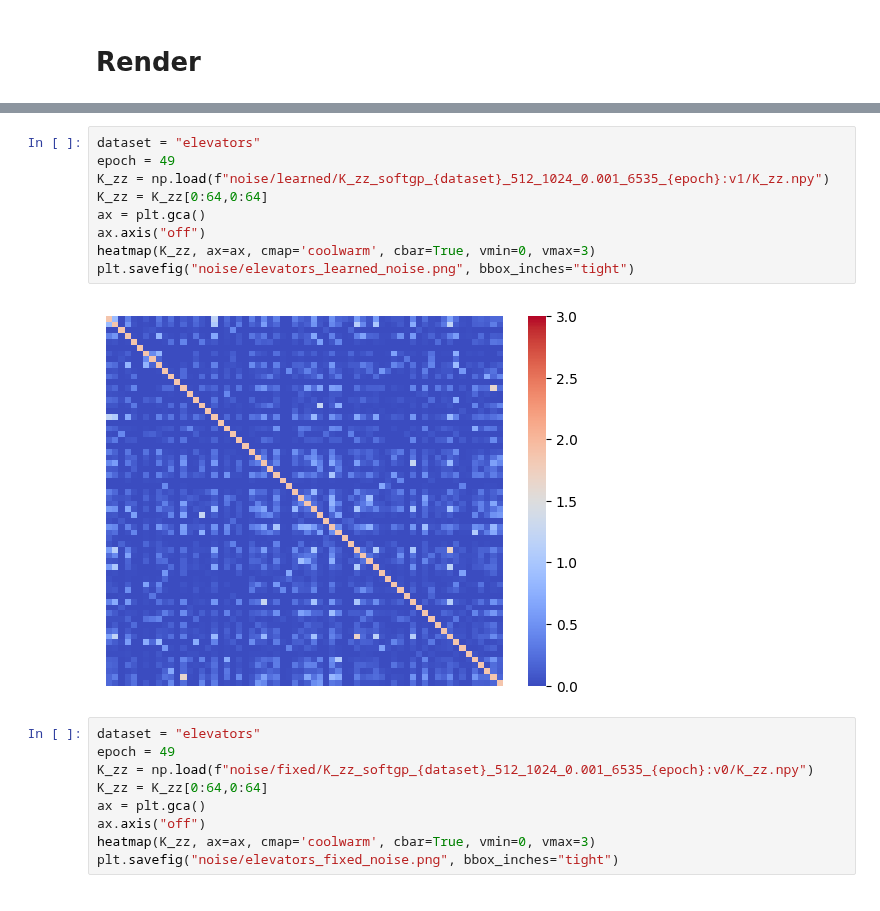
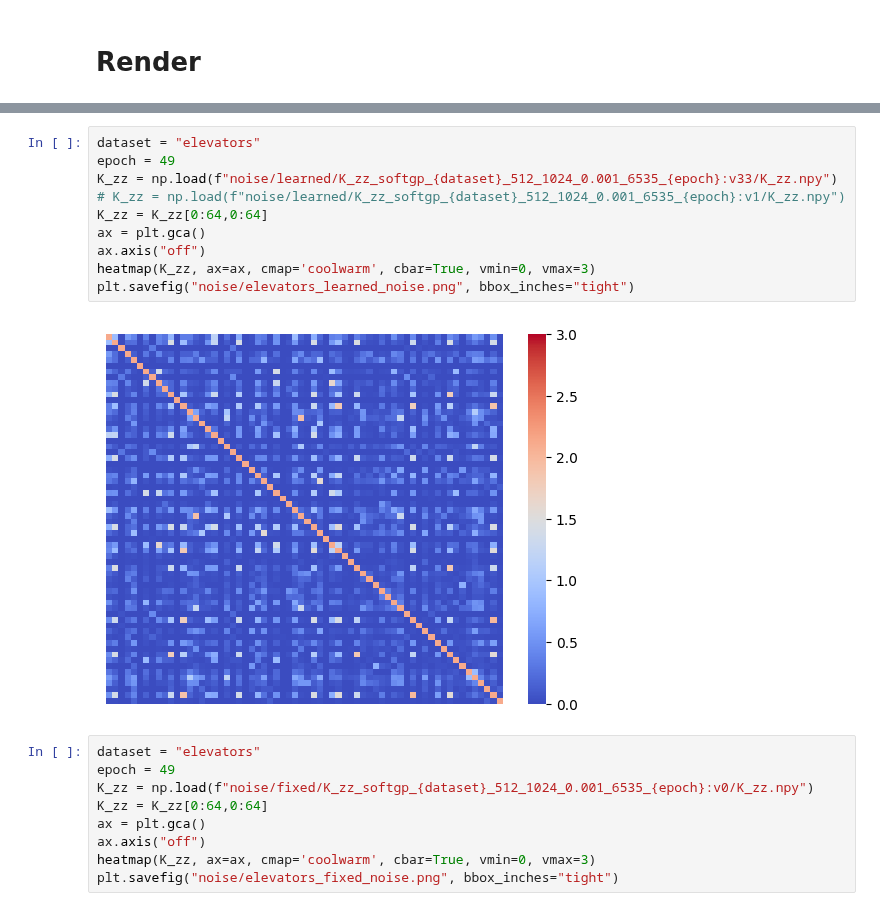
Before and after one commit to danehuang/softki, a Jupyter notebook: analysis/noise.ipynb, the cells around one changed output, grey strips where cells are left out. Cells and saved outputs as stored; diff of their text form.

Commit message:
fixing noise

```diff
--- a/analysis/noise.ipynb
+++ b/analysis/noise.ipynb
@@ -382,14 +404,15 @@ plot_two_kernel_heatmaps_with_shared_colorbar(K_zz1+1e-16, K_zz2+1e-16, log_scal
 # %%
 dataset = "elevators"
 epoch = 49
-K_zz = np.load(f"noise/learned/K_zz_softgp_{dataset}_512_1024_0.001_6535_{epoch}:v1/K_zz.npy")
+K_zz = np.load(f"noise/learned/K_zz_softgp_{dataset}_512_1024_0.001_6535_{epoch}:v33/K_zz.npy")
+# K_zz = np.load(f"noise/learned/K_zz_softgp_{dataset}_512_1024_0.001_6535_{epoch}:v1/K_zz.npy")
 K_zz = K_zz[0:64,0:64]
 ax = plt.gca()
 ax.axis("off")
 heatmap(K_zz, ax=ax, cmap='coolwarm', cbar=True, vmin=0, vmax=3)
 plt.savefig("noise/elevators_learned_noise.png", bbox_inches="tight")
 # %% [output]
-[figure, old version]
+[figure, new version]
 # %%
 dataset = "elevators"
 epoch = 49
```
Also changed, not shown: parts of 9 cells of this notebook.
